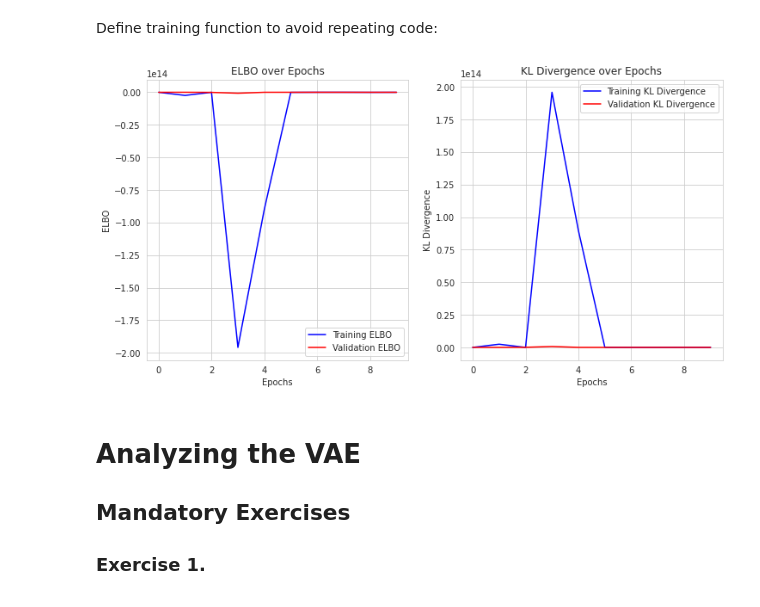
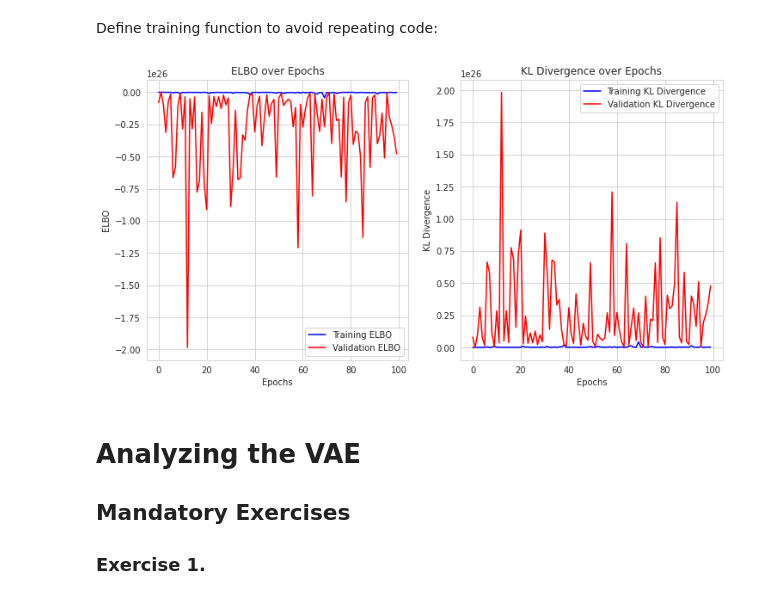
Before and after one commit to notaiax/Prediction-of-protein-isoforms-using-semi-supervised-learning, a Jupyter notebook: VAE/aiax VAE.ipynb, the cells around one changed output. Cells and saved outputs as stored; diff of their text form; code cells hidden in the pictures.

Commit message:
Make vae use large dataset and optimize data loading

```diff
--- a/VAE/aiax VAE.ipynb
+++ b/VAE/aiax VAE.ipynb
@@ -191,8 +201,12 @@ class GeneExpressionDataset(Dataset):
 # %%
-load_percentage = 0.0005
+# Same code without showing progress
+"""
+num_rows_to_load = 10  # specify the number of rows you want to load
 
 # Load the entire dataset
-full_data = GeneExpressionDataset.load_data_percentage(gtex_gene_path, percentage=load_percentage)
+# full_data = GeneExpressionDataset.load_data_percentage(archs4_path, percentage=0.0005)
+full_data = GeneExpressionDataset.load_rows(archs4_path, num_rows=num_rows_to_load)
+
 
 # Split the data into training and testing sets
 train_data, test_data = train_test_split(full_data, test_size=0.2, random_state=42)
@@ -203,3 +217,4 @@ gene_test_dataset = GeneExpressionDataset(test_data.iloc[:, 1:], test_data.iloc[
 
 gene_train_loader = DataLoader(gene_train_dataset, batch_size=64, shuffle=True)
 gene_test_loader = DataLoader(gene_test_dataset, batch_size=64, shuffle=False)  # Usually, shuffling is not needed for testing
+"""
@@ -442,7 +476,7 @@ from collections import defaultdict
 # define the models, evaluator and optimizer
 
 # VAE
-latent_features = 100
+latent_features = 500
 vae = VariationalAutoencoder(genes[0].shape, latent_features)
 
 # Evaluator: Variational Inference
@@ -489,7 +523,7 @@ print(f">> Using device: {device}")
 train_loader = gene_train_loader
 test_loader = gene_test_loader
 # %%
-num_epochs = 5 # 100
+num_epochs = 100
 
 device = torch.device("cuda:0" if torch.cuda.is_available() else "cpu")
 print(f">> Using device: {device}")
@@ -705,16 +739,16 @@ def train_vae_model(vae, train_loader, test_loader, optimizer, num_epochs=100, d
 
     return training_data, validation_data
 
-latent_features = 100
+latent_features = 500
 vae = VariationalAutoencoder(genes[0].shape, latent_features)
 optimizer = torch.optim.Adam(vae.parameters(), lr=1e-3)
 device = torch.device("cuda:0" if torch.cuda.is_available() else "cpu")
 
 # training_data, validation_data = train_vae_model(vae, train_loader, test_loader, optimizer, num_epochs=100, device=device, beta=1.0)
 # %%
-training_data, validation_data = train_vae_model(vae, train_loader, test_loader, optimizer, num_epochs=10, device=device, beta=1.0)
+training_data, validation_data = train_vae_model(vae, train_loader, test_loader, optimizer, num_epochs=100, device=device, beta=1.0)
 # %% [output]
-[figure, old version]
+[figure, new version]
 # %% [markdown]
 # Analyzing the VAE
 
```
Also changed, not shown: parts of 17 cells of this notebook.
